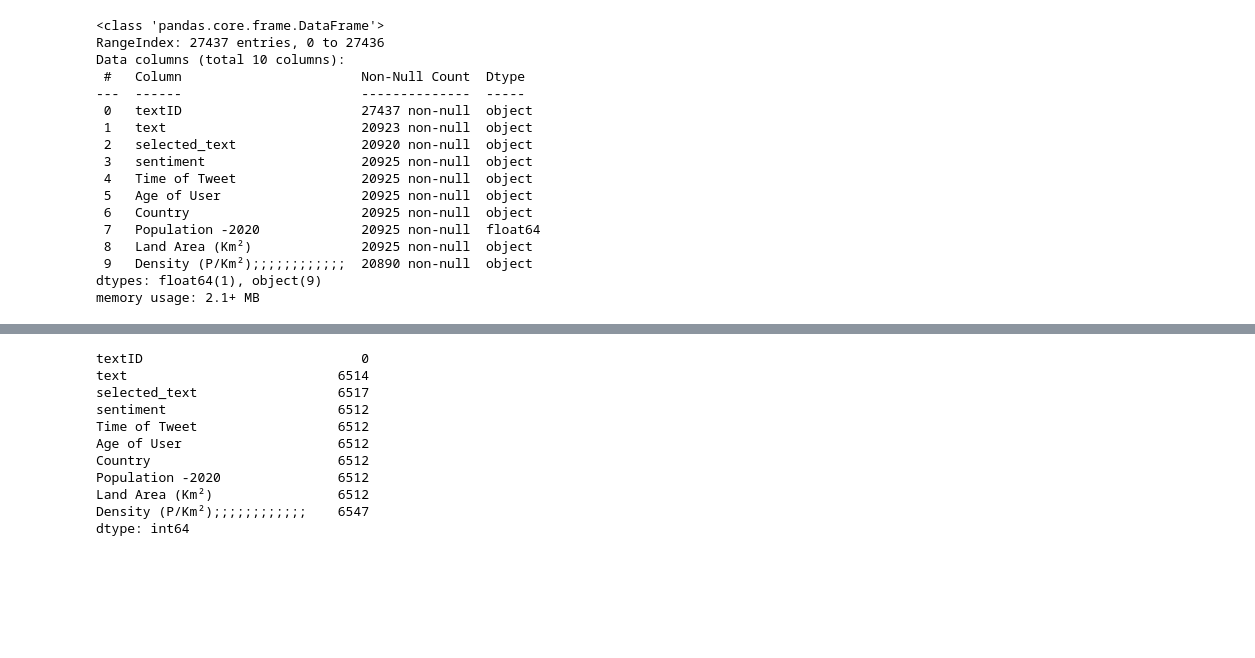
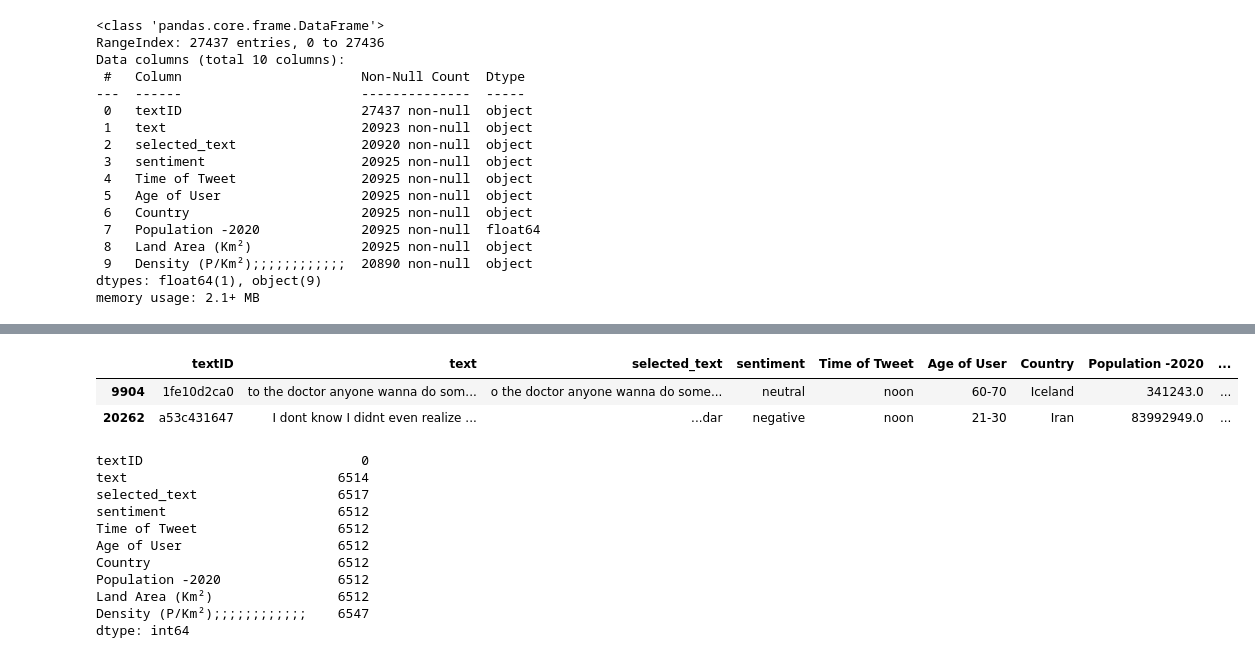
Before and after one commit to rmarvel23/rough-draft, a Jupyter notebook: ProyectoPython.ipynb, the cells around one changed output, grey strips where cells are left out. Drawn from its saved outputs; the diff is of its cells as text; code cells hidden in the pictures; blank space fills up the shorter version.

```diff
--- a/ProyectoPython.ipynb
+++ b/ProyectoPython.ipynb
@@ -32,3 +48,12 @@ Data columns (total 10 columns):
  9   Density (P/Km²);;;;;;;;;;;;  20890 non-null  object
 dtypes: float64(1), object(9)
 memory usage: 2.1+ MB
+# %%
+def detectar_encoding(archivo_csv):
+    with open(archivo_csv, 'rb') as f:
+        resultado = chardet.detect(f.read())
+    return resultado['encoding']
+
+archivo_csv = '/content/train.csv'
+encoding = detectar_encoding(archivo_csv)
+print(f"El encoding detectado es: {encoding}")
@@ -35,3 +62,6 @@ memory usage: 2.1+ MB
+# %%
+class DataError(Exception):
+    pass
 # %%
 import pandas as pd
 
@@ -55,0 +114,4 @@ class DataLoader:
+# %%
+dataframe1 = DataLoader("/content/train.csv", "Windows-1252")
+# %%
+dataframe1.load_data()
@@ -56,3 +140,9 @@ class DataLoader:
+# %%
+dataframe1.show_sample(2)
+# %% [output]
+|  | textID | text | selected_text | sentiment | Time of Tweet | Age of User | Country | Population -2020 | ... |
+| 9904 | 1fe10d2ca0 | to the doctor anyone wanna do som... | o the doctor anyone wanna do some... | neutral | noon | 60-70 | Iceland | 341243.0 | ... |
+| 20262 | a53c431647 | I dont know I didnt even realize ... | ...dar | negative | noon | 21-30 | Iran | 83992949.0 | ... |
 # %%
 dataset.isnull().sum()
 # %% [output]
```
Also changed, not shown: parts of 28 cells of this notebook.
